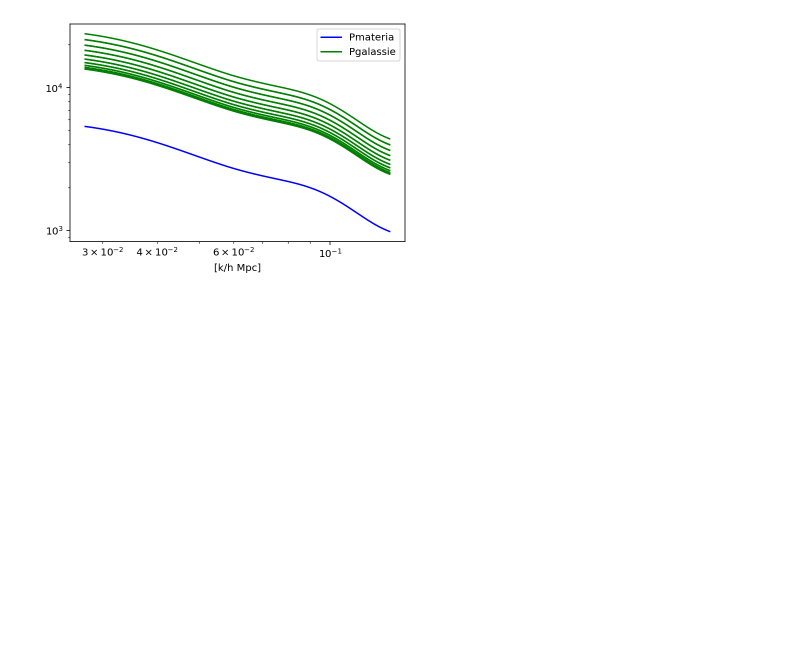
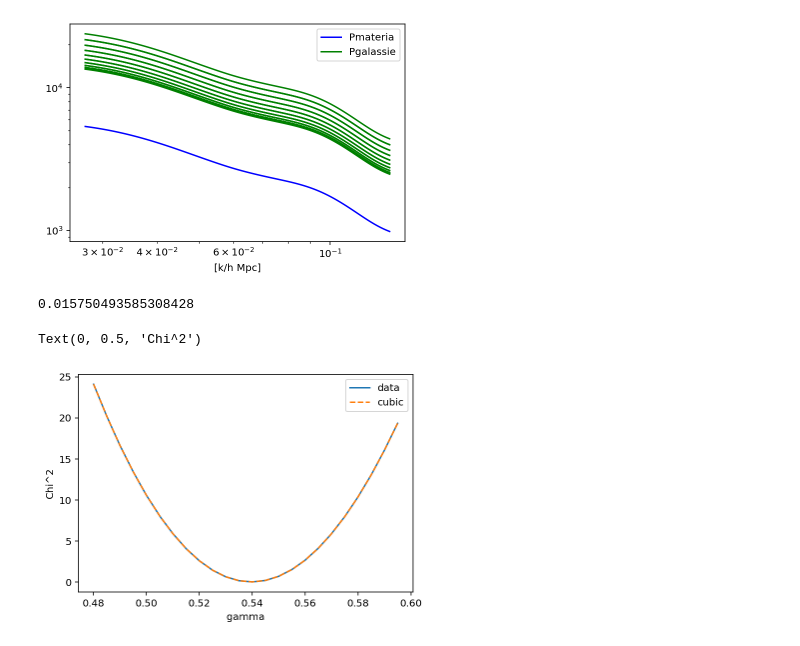
Before and after one commit to Sareva00/Tesi, a Jupyter notebook: Crosscorrelation.ipynb, the cells around one changed output. Drawn from its saved outputs; the diff is of its cells as text; code cells hidden in the pictures; blank space fills up the shorter version.

```diff
--- a/Crosscorrelation.ipynb
+++ b/Crosscorrelation.ipynb
@@ -87,3 +88,58 @@ plt.legend(['Pmateria', 'Pgalassie'])
 # %% [output]
 <matplotlib.legend.Legend at 0x...>
 [figure]
+# %%
+##Errori dei dati simulati
+ng= ngfunction.Ng(z[0])*10**4/h**3   #mean galaxy number density for z near 0 (Euclid spettroscopy survey)
+DeltaMu = np.abs(mu[0]-mu[1])
+DeltaZ = 0.1
+DeltaK = np.empty((len(kh)))
+
+for i in range (len (kh)):
+    if i==0 : DeltaK[i]= 2* np.abs(kh[i+1]-kh[i])
+    elif i==len(kh)-1:
+       DeltaK[i]= 2*np.abs(kh[i-1]-kh[i])
+    else: DeltaK[i]= np.abs(kh[i+1]-kh[i])/2+ np.abs(kh[i-1]-kh[i])/2
+    if(DeltaK[i]<1e-2): DeltaK[i]=1e-2   #l'intervallo deve comunque essere più grande di kmin, se non lo è lo metto uguale a kmin
+
+N = np.empty((len(kh),len(mu)))
+Vol = 4./3.*np.pi*((dist(z[0]+DeltaZ/2))**3-(dist(z[0]-DeltaZ/2)**3))    #calcolo il volume di cielo considerato, inmmagino di guardare il cielo su tutti gli angoli (ideale)
+
+for j in range(len(kh)):
+    N[j,:]= Vol/(2*np.pi)**3 * kh[j]**2*DeltaMu*DeltaK[j]  #uguale per tutte le mu
+
+err_Pgg = np.empty((len(kh),len(mu)))
+for i in range (len(kh)):
+    for j in range (len(mu)):
+        err_Pgg[i][j] = np.sqrt(2/N[i][j])*(Pgg[i][j]+1/ng)
+# %%
+#cerco la distanza minima, per risalire il kmin da mettere all'inizio del codice
+
+kmin= 2*np.pi/(dist(z[0]+DeltaZ/2)-dist(z[0]-DeltaZ/2))
+kmin*h
+# %% [output]
+0.015750493585308428
+# %%
+#calcolo il chi quadro per un certo set di valori di gamma
+gammas= np.arange(0.48,0.6,0.005)
+
+for k in range(len(gammas)):
+    gammas[k] = round (gammas[k],3)
+
+chi2 = np.zeros(len(gammas))
+
+
+for k,gamma in enumerate(gammas):
+    for i in range (len(kh)):
+        for j in range (len(mu)):
+            chi2[k]= chi2[k]+(float((bias + (omz**gamma)*fl * (mu[j])**2)*(bias + (omz**gamma)* (mu[j])**2)*pk[:,i]) - Pgg[i][j])**2/err_Pgg[i][j]**2
+# %%
+#INTERPOLAZIONE FUNZIONE CHI^2
+interpol =  interpolate.interp1d(gammas,chi2,kind='cubic')
+plt.plot(gammas,chi2,'-', gammas, interpol(gammas), '--')
+plt.legend(['data', 'cubic'])
+plt.xlabel(' gamma ')
+plt.ylabel('Chi^2')
+# %% [output]
+Text(0, 0.5, 'Chi^2')
+[figure, added]
```
Also changed, not shown: parts of 7 cells of this notebook, 3 other files.
